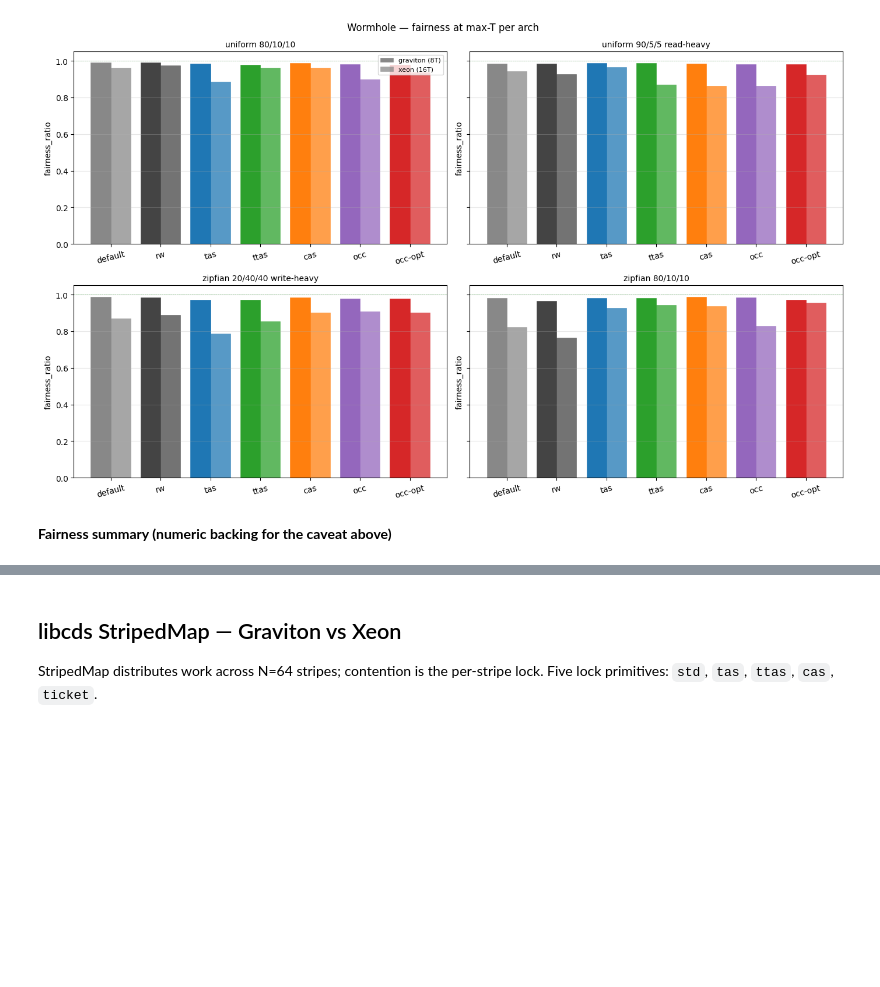
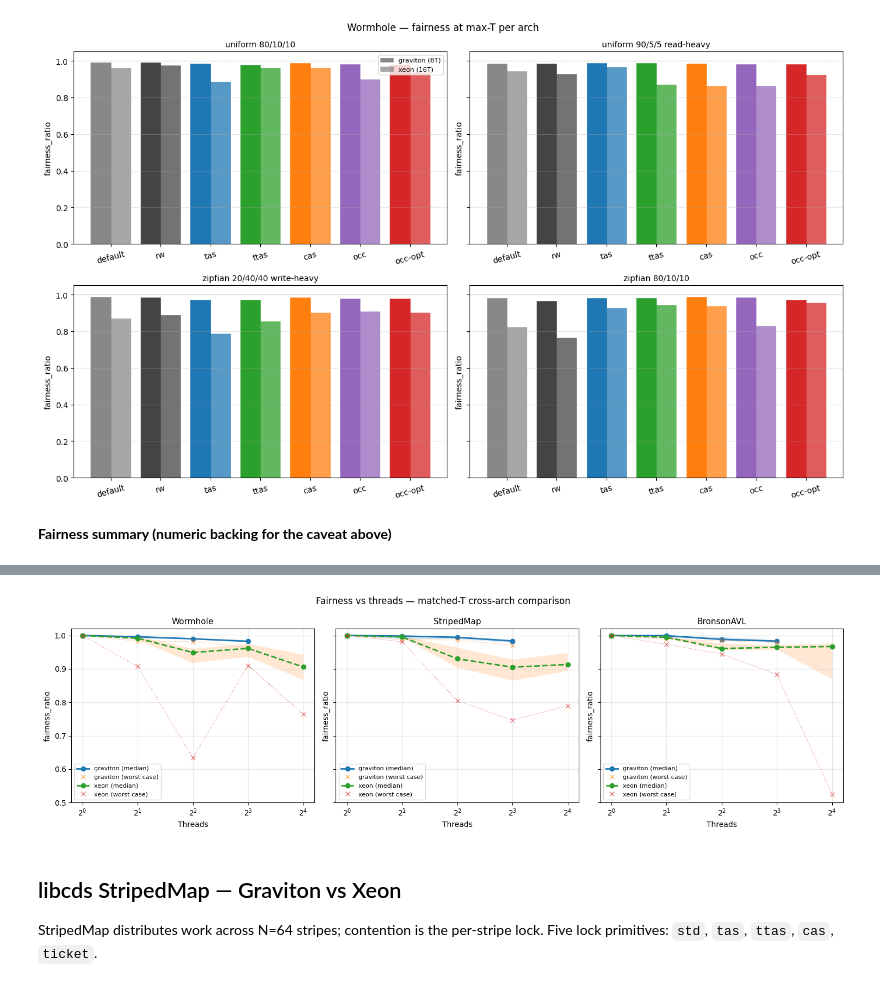
Before and after one commit to apana03/lockbench, a Jupyter notebook: scripts/index_cross_arch.ipynb, the cells around one changed output, grey strips where cells are left out. Saved outputs shown, nothing was run; the diff lists cells and outputs as text; code cells hidden in the pictures; blank space fills up the shorter version.

```diff
--- a/scripts/index_cross_arch.ipynb
+++ b/scripts/index_cross_arch.ipynb
@@ -263,3 +280,39 @@ fair
+# %%
+# Matched-T fairness plot: x=threads (log2), y=fairness_ratio, one panel per (bench, arch).
+import matplotlib.pyplot as plt
+import numpy as np
+
+benches = [('wh', wh, 'Wormhole'), ('cds', cds, 'StripedMap'), ('avl', avl, 'BronsonAVL')]
+archs = ['graviton', 'xeon']
+fig, axes = plt.subplots(1, 3, figsize=(15, 4.5), sharey=True)
+for ax, (key, df, label) in zip(axes, benches):
+    for arch in archs:
+        # Aggregate across all locks/workloads at each thread point: median + IQR
+        rows = []
+        for t in sorted(df.threads.unique()):
+            s = df[(df.arch == arch) & (df.threads == t)].fairness_ratio
+            if s.empty: continue
+            rows.append((t, s.median(), s.quantile(0.25), s.quantile(0.75), s.min()))
+        if not rows: continue
+        ts, med, lo, hi, worst = zip(*rows)
+        ax.plot(ts, med, marker='o', linewidth=2, label=f'{arch} (median)',
+                linestyle='-' if arch == 'graviton' else '--')
+        ax.fill_between(ts, lo, hi, alpha=0.18)
+        ax.plot(ts, worst, marker='x', linewidth=0.8, alpha=0.6,
+                linestyle=':', label=f'{arch} (worst case)')
+    ax.set_xscale('log', base=2)
+    ax.set_title(label, fontsize=11)
+    ax.set_xlabel('Threads')
+    ax.set_ylabel('fairness_ratio')
+    ax.set_ylim(0.5, 1.02)
+    ax.axhline(1.0, color='green', linestyle='--', linewidth=0.5, alpha=0.5)
+    ax.grid(True, alpha=0.3)
+    ax.legend(fontsize=8, loc='lower left')
+fig.suptitle('Fairness vs threads — matched-T cross-arch comparison', fontsize=12)
+fig.tight_layout()
+plt.show()
+# %% [output]
+[figure, added]
 # %% [markdown]
 ## libcds StripedMap — Graviton vs Xeon
 
```
Also changed, not shown: parts of 3 cells of this notebook.
